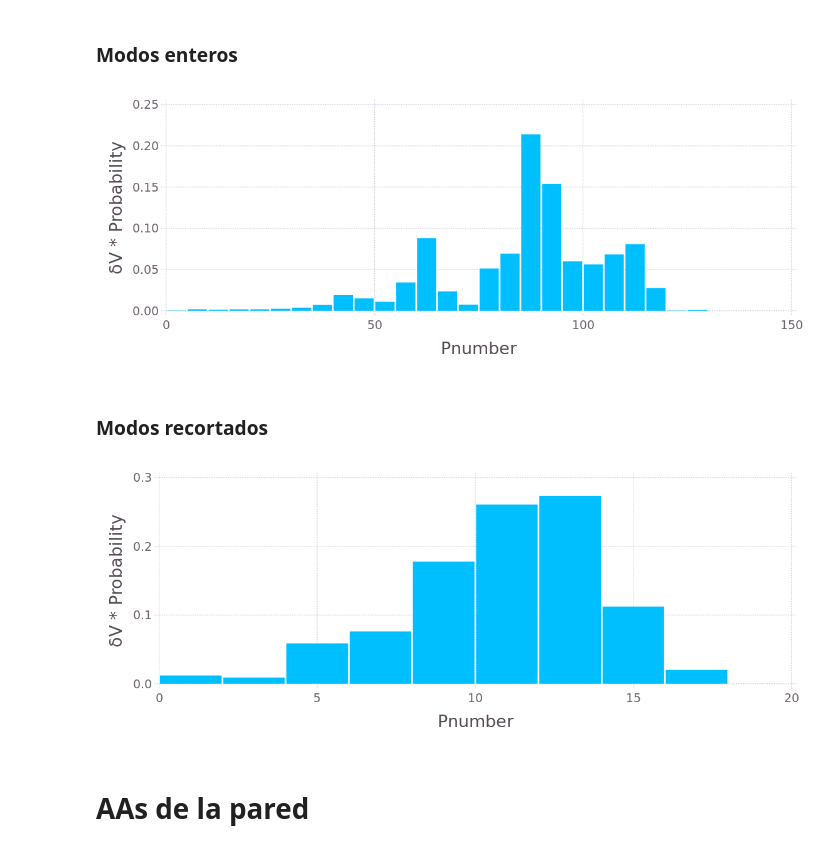
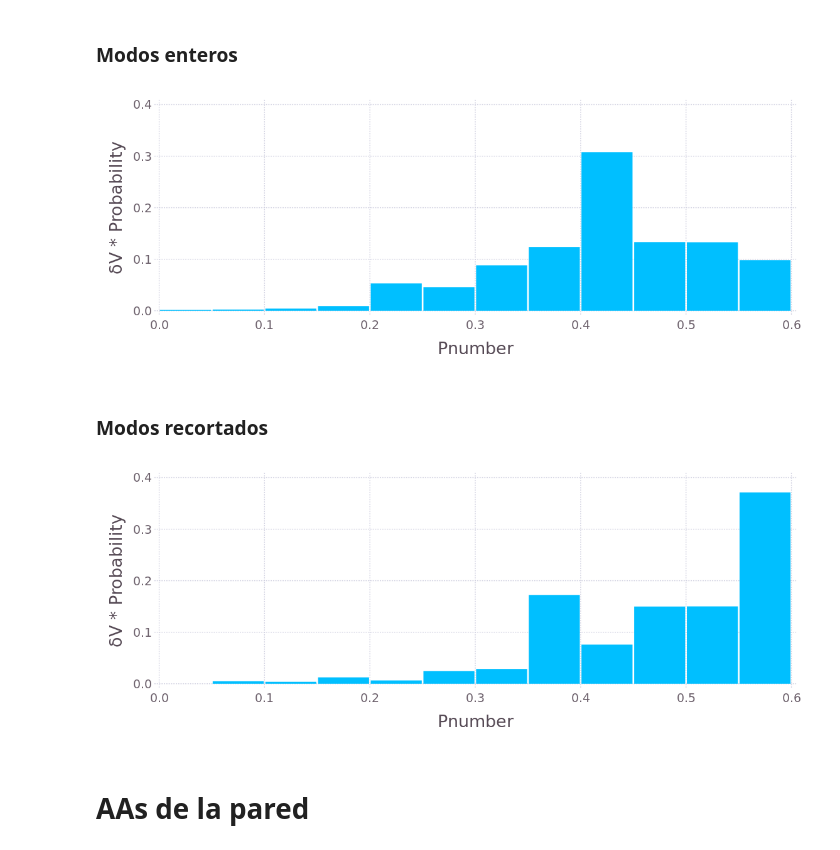
Before and after one commit to pgbarletta/reold_lbp, a Jupyter notebook: src/vgv_1ael.ipynb, the cells around one changed output. Cells and saved outputs as stored; diff of their text form; code cells hidden in the pictures.

```diff
--- a/src/vgv_1ael.ipynb
+++ b/src/vgv_1ael.ipynb
@@ -271,16 +273,16 @@ tmp = eval(:(mapslices(x -> get_κ(x), mapslices(x -> tognm(x), pnu_modes_cut_1a
 # %%
 # Pnumber de modos enteros
 tmp = mapslices(x -> get_pnum(x), mapslices(x -> tognm(x), modes_1ael, 1), 1)
-col_pnu_modes_1ael = reshape(tmp, length(tmp))
+col_modes_1ael = reshape(tmp, length(tmp)) ./ aa
 
 # Pnumber de pnum modos enteros
-tmp = mapslices(x -> get_pnum(x), mapslices(x -> tognm(x), pnu_modes_1ael, 1), 1)
-col_pnu_modes_pnu_1ael = reshape(tmp, length(tmp))
+tmp = mapslices(x -> get_pnum(x), mapslices(x -> tognm(x), modes_pnu_1ael, 1), 1)
+col_modes_pnu_1ael = reshape(tmp, length(tmp)) ./ aa
 
 # Pnumber de modos cut
 tmp = mapslices(x -> get_pnum(x), mapslices(x -> tognm(x), modes_cut_1ael, 1), 1)
-col_pnu_modes_cut_1ael = reshape(tmp, length(tmp))
+col_modes_cut_1ael = reshape(tmp, length(tmp))  ./ cut_1ael
 
 # Pnumber de pnum modos cut
-tmp = mapslices(x -> get_pnum(x), mapslices(x -> tognm(x), pnu_modes_cut_1ael, 1), 1)
-col_pnu_modes_pnu_cut_1ael = reshape(tmp, length(tmp));
+tmp = mapslices(x -> get_pnum(x), mapslices(x -> tognm(x), modes_pnu_cut_1ael, 1), 1)
+col_modes_pnu_cut_1ael = reshape(tmp, length(tmp))  ./ cut_1ael;
@@ -347,40 +345,38 @@ pdf_Whis_κ_1ael = plot(df_Whis_κ_1ael, x="κ", y="Probability", Geom.bar,
 ### Modos enteros
 # %%
 # Los bins van de 0 a la fqcia más alta + 10%
-top_col = maximum(col_pnu_modes_1ael)
-bins_col = collect(0:5:top_col)
+top_col = maximum(col_modes_1ael)
+bins_col = collect(0:.05:top_col)
 
 # Histograma ponderado
-Whis_col_1ael, Wbins_col_1ael = WeightedHist(col_pnu_modes_1ael, bins_col, abs.(vgv_1ael), true);
+Whis_col_1ael, Wbins_col_1ael = WeightedHist(col_modes_1ael, bins_col, abs.(vgv_1ael), true);
 df_Whis_col_1ael = DataFrame(Probability = Whis_col_1ael, Pnumber = Wbins_col_1ael);
 
 pdf_Whis_col_1ael = plot(df_Whis_col_1ael, x="Pnumber", y="Probability", Geom.bar,
     #Guide.title("Figure 1.A"),
-    # Guide.xlabel("Frecuency (cm<sup>-1</sup>)"), Guide.xticks(ticks=collect(0:50:775)),
+    # Guide.xlabel("Frecuency (cm<sup>-1</sup>)"),
+    # Guide.xticks(ticks=collect(0:50:775)),
     Guide.ylabel("δV * Probability", orientation=:vertical),
     Theme(bar_spacing=2pt, grid_line_width=1pt, Theme(default_color=colorant"deepskyblue"),
         minor_label_font_size = 14pt, major_label_font_size = 20pt, key_title_font_size = 20pt))
 # %% [output]
-[figure, old version]
+[figure, new version]
 # %% [markdown]
 ### Modos recortados
-# %%
-# Los bins van de 0 a la fqcia más alta + 10%
-top_col = maximum(col_pnu_modes_cut_1ael)
-bins_col = collect(0:2:top_col)
-
-# Histograma ponderado
-    Whis_col_cut_1ael, Wbins_col_cut_1ael = WeightedHist(col_pnu_modes_cut_1ael, bins_col, abs.(vgv_1ael), true);
-df_Whis_col_cut_1ael = DataFrame(Probability = Whis_col_cut_1ael, Pnumber = Wbins_col_cut_1ael);
 # %%
+# Uso los bins de arriba
+# Histograma ponderado
+    Whis_col_cut_1ael, Wbins_col_cut_1ael = WeightedHist(col_modes_cut_1ael, bins_col, abs.(vgv_1ael), true);
+df_Whis_col_cut_1ael = DataFrame(Probability = Whis_col_cut_1ael, Pnumber = Wbins_col_cut_1ael);
+
 pdf_Whis_col_cut_1ael = plot(df_Whis_col_cut_1ael, x="Pnumber", y="Probability", Geom.bar,
     #Guide.title("Figure 1.A"),
     # Guide.xlabel("Frecuency (cm<sup>-1</sup>)"), Guide.xticks(ticks=collect(0:50:775)),
     Guide.ylabel("δV * Probability", orientation=:vertical),
     Theme(bar_spacing=2pt, grid_line_width=1pt, Theme(default_color=colorant"deepskyblue"),
         minor_label_font_size = 14pt, major_label_font_size = 20pt, key_title_font_size = 20pt))
 # %% [output]
-[figure, old version]
+[figure, new version]
 # %% [markdown]
 # AAs de la pared
 # %%
```
Also changed, not shown: parts of 13 cells of this notebook.
